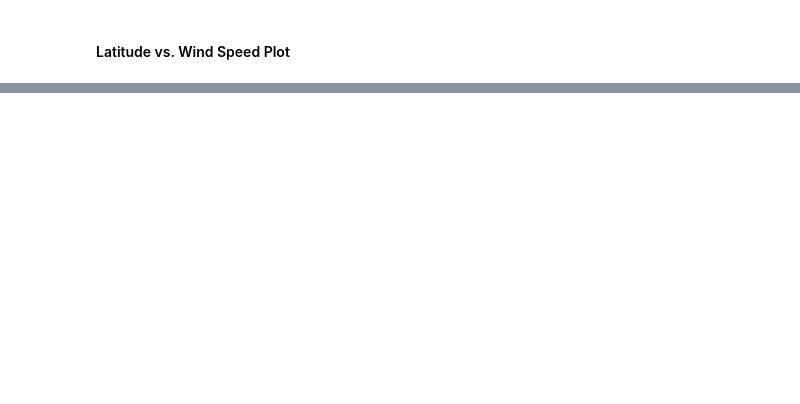
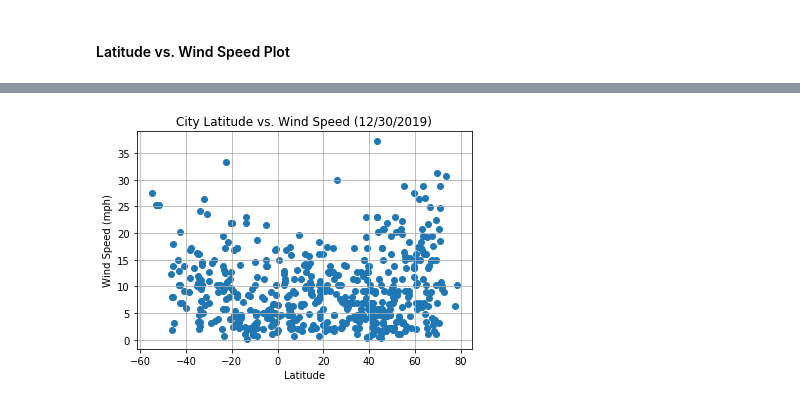
Before and after one commit to JansenKat/-for-this-project-called-, a Jupyter notebook: starter_code/WeatherPy.ipynb, the cells around one changed output, grey strips where cells are left out. Saved outputs shown, nothing was run; the diff lists cells and outputs as text; code cells hidden in the pictures; blank space fills up the shorter version.

```diff
--- a/starter_code/WeatherPy.ipynb
+++ b/starter_code/WeatherPy.ipynb
@@ -180,0 +204,10 @@ df.head()
+# %%
+plt.title(f'City Latitude vs. Wind Speed ({today})')
+plt.scatter(df['Lat'],df['Wind Speed'])
+plt.grid()
+plt.xlabel('Latitude')
+plt.ylabel('Wind Speed (mph)')
+plt.savefig(os.path.join(out_dir,'lat_vs_wind-speed.png'))
+plt.show()
+# %% [output]
+[figure, added]
```
Also changed, not shown: parts of 13 cells of this notebook.
